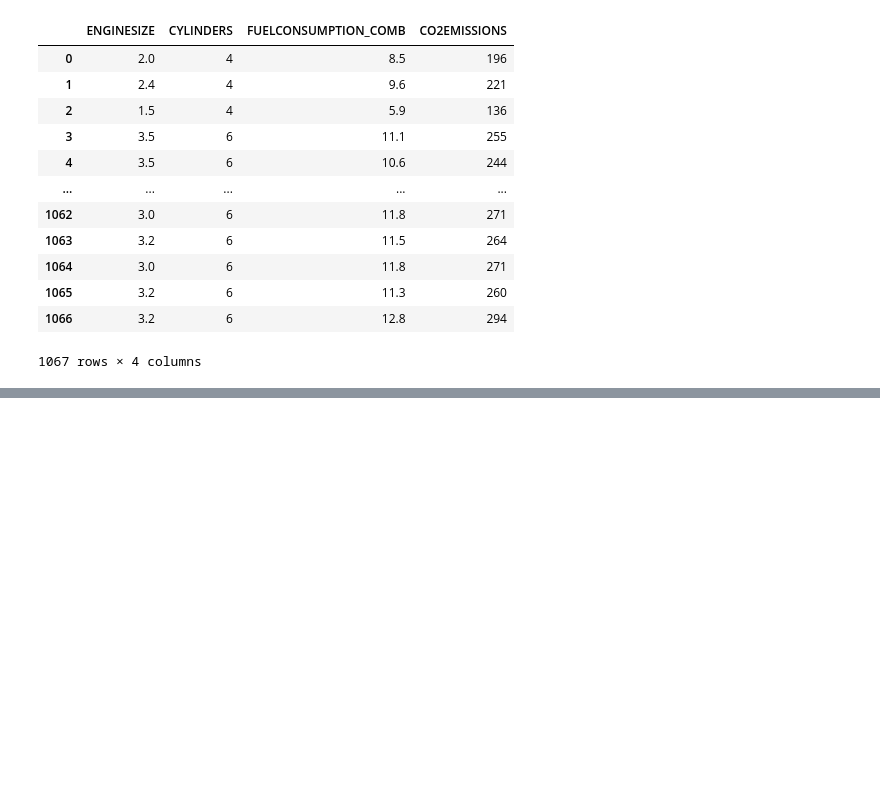
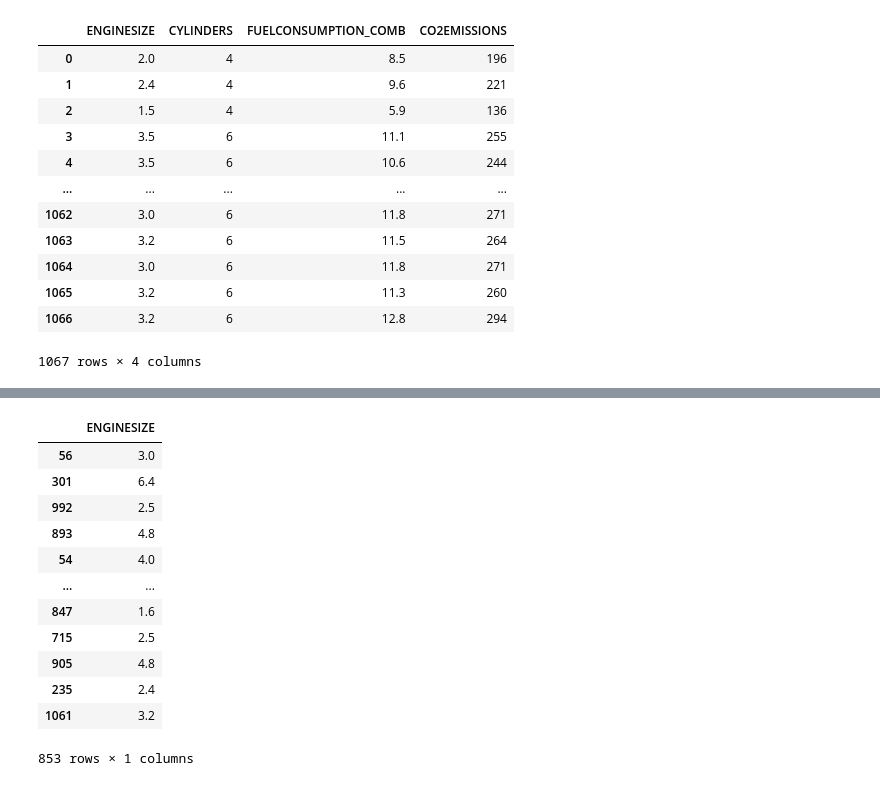
Before and after one commit to Juanszf/Notebooks, a Jupyter notebook: Polynomial_Regression.ipynb, the cells around one changed output, grey strips where cells are left out. Cells and saved outputs as stored; diff of their text form; code cells hidden in the pictures; blank space fills up the shorter version.

```diff
--- a/Polynomial_Regression.ipynb
+++ b/Polynomial_Regression.ipynb
@@ -35,0 +49,16 @@ cdf
+# %%
+X_train, X_test, y_train, y_test = train_test_split(X, y, test_size=0.2, random_state=1)
+# %% [output]
+|  | ENGINESIZE |
+| 56 | 3.0 |
+| 301 | 6.4 |
+| 992 | 2.5 |
+| 893 | 4.8 |
+| 54 | 4.0 |
+| ... | ... |
+| 847 | 1.6 |
+| 715 | 2.5 |
+| 905 | 4.8 |
+| 235 | 2.4 |
+| 1061 | 3.2 |
+853 rows × 1 columns
```
Also changed, not shown: parts of 9 cells of this notebook.
